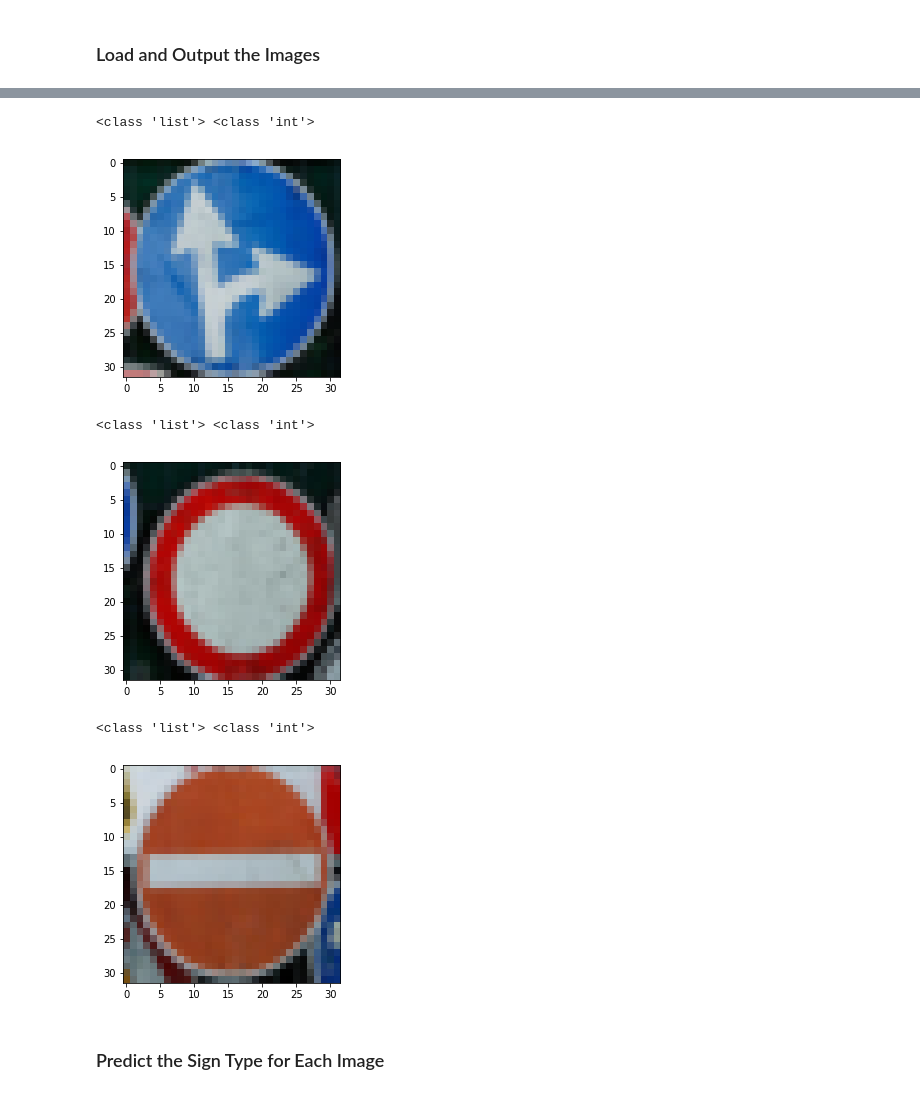
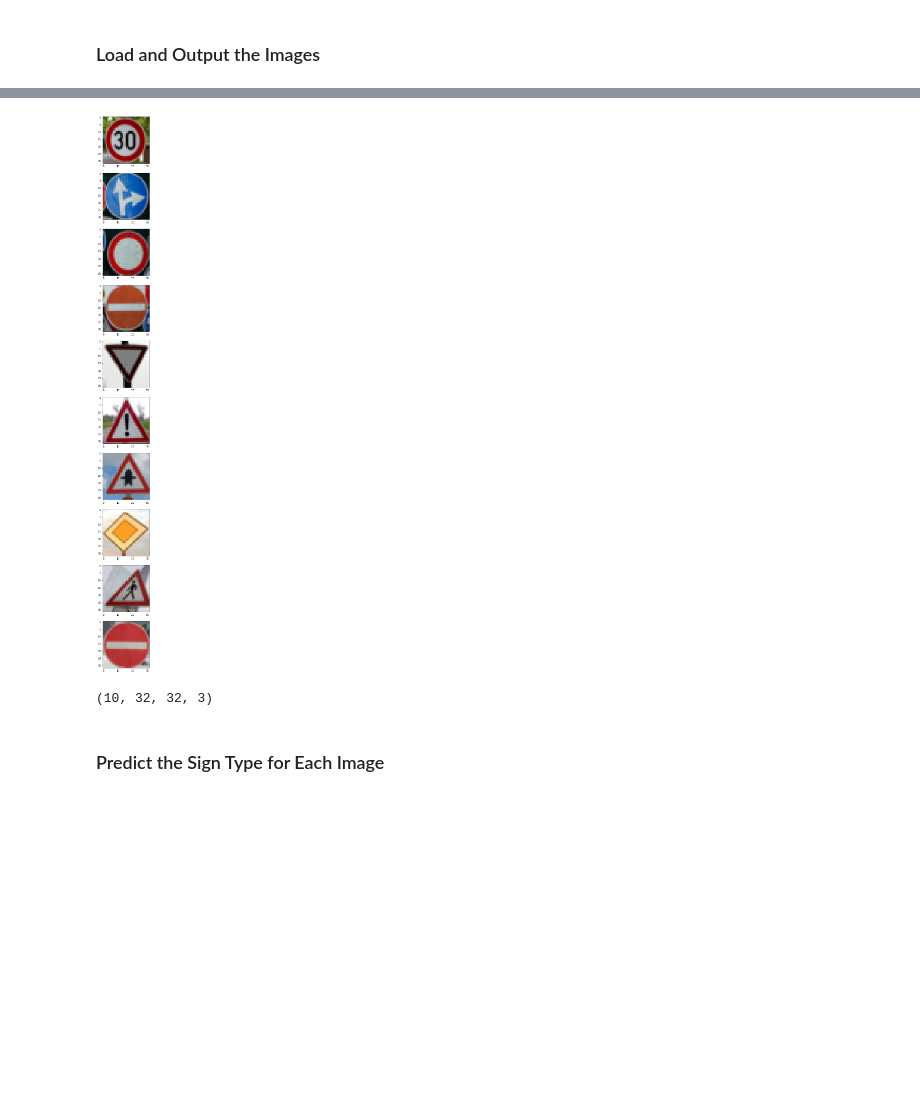
Before and after one commit to miaoyanlearningcode/CarND-Traffic-Sign-Classifier-Project, a Jupyter notebook: Traffic_Sign_Classifier.ipynb, the cells around one changed output, grey strips where cells are left out. Drawn from its saved outputs; the diff is of its cells as text; code cells hidden in the pictures; blank space fills up the shorter version.

```diff
--- a/Traffic_Sign_Classifier.ipynb
+++ b/Traffic_Sign_Classifier.ipynb
@@ -450,25 +444,30 @@ Img_webtest.append(imgTmp)
-# %%
-upLeft = [[65,310],[90,410],[235,270]]
-length = [110,115,125]
-numCrop = len(length)
-
-for i in range(numCrop):
-    imgTmp = imgInput[1]
-    ul = upLeft[i]
-    width = length[i]
-    print (type(ul), type(width))
-    imgTmp = imgTmp[ul[0]:ul[0]+width,ul[1]:ul[1]+width]
-    imgTmp = imresize(imgTmp,(32,32))
-    plt.imshow(imgTmp)
-    plt.show()
-#     Img_webtest.append(imgTmp)
-# %% [output]
-<class 'list'> <class 'int'>
-[figure, removed]
-<class 'list'> <class 'int'>
-[figure, removed]
-<class 'list'> <class 'int'>
-[figure, removed]
+# %%
+## crop the image and resize to 32*32
+
+from scipy.misc import imresize
+Img_webtest = []
+upLeft = [[[25,110]],[[65,310],[90,410],[235,270]],[[200,100]],[[0,0]],[[90,150]],[[200,100]],[[100,60]],[[30,120]]]
+length = [[125],[110,115,125],[1100],[1500],[750],[1800],[400],[400]]
+for k in range(numImg):
+    ulTmp    = upLeft[k]
+    widthTmp = length[k]
+    numCrop  = len(ulTmp)
+    imgTmp   = imgInput[k]
+    for i in range(numCrop):
+        ul = ulTmp[i]
+        width = widthTmp[i]
+        imgCrop = imgTmp[ul[0]:ul[0]+width,ul[1]:ul[1]+width]
+        imgCrop = imresize(imgCrop,(32,32))
+        Img_webtest.append(imgCrop)
+
+Img_webtest = np.array(Img_webtest)
+
+gridImag_plot(10,1,Img_webtest)
+print (Img_webtest.shape)
+y_webTest = [1, 36, 15, 17, 13, 18, 11, 12, 27,17]
+# %% [output]
+[figure, added]
+(10, 32, 32, 3)
 # %% [markdown]
 ### Predict the Sign Type for Each Image
 # %%
```
Also changed, not shown: parts of 11 cells of this notebook, 12 other files.
